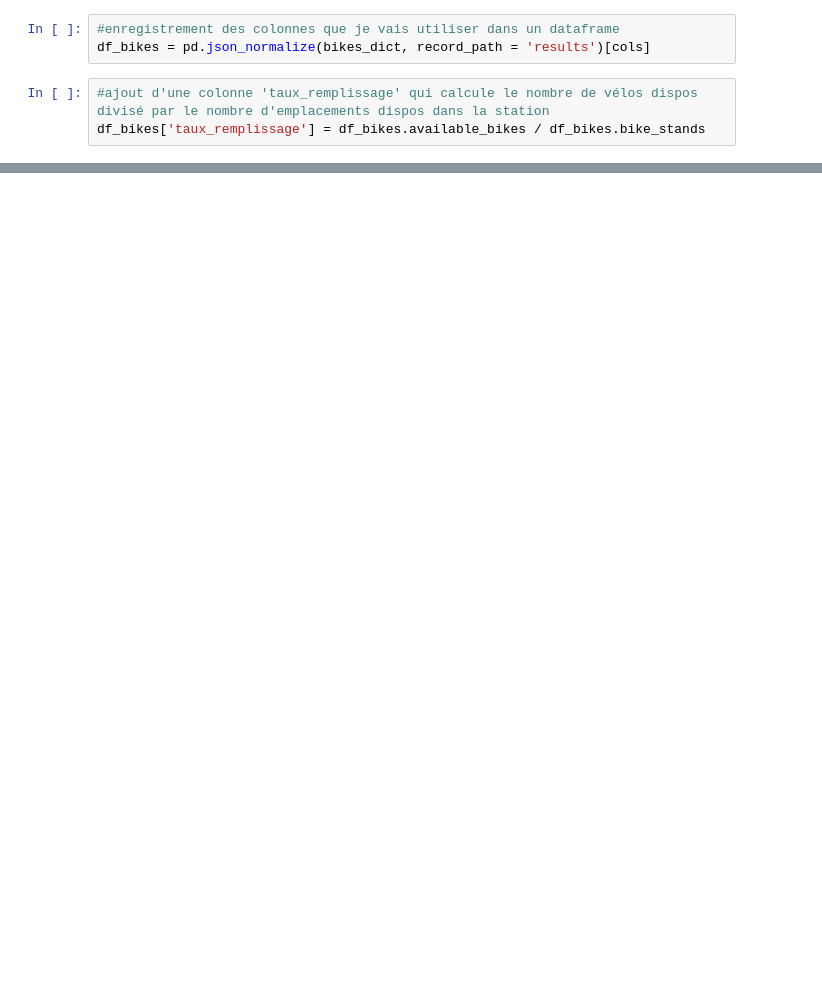
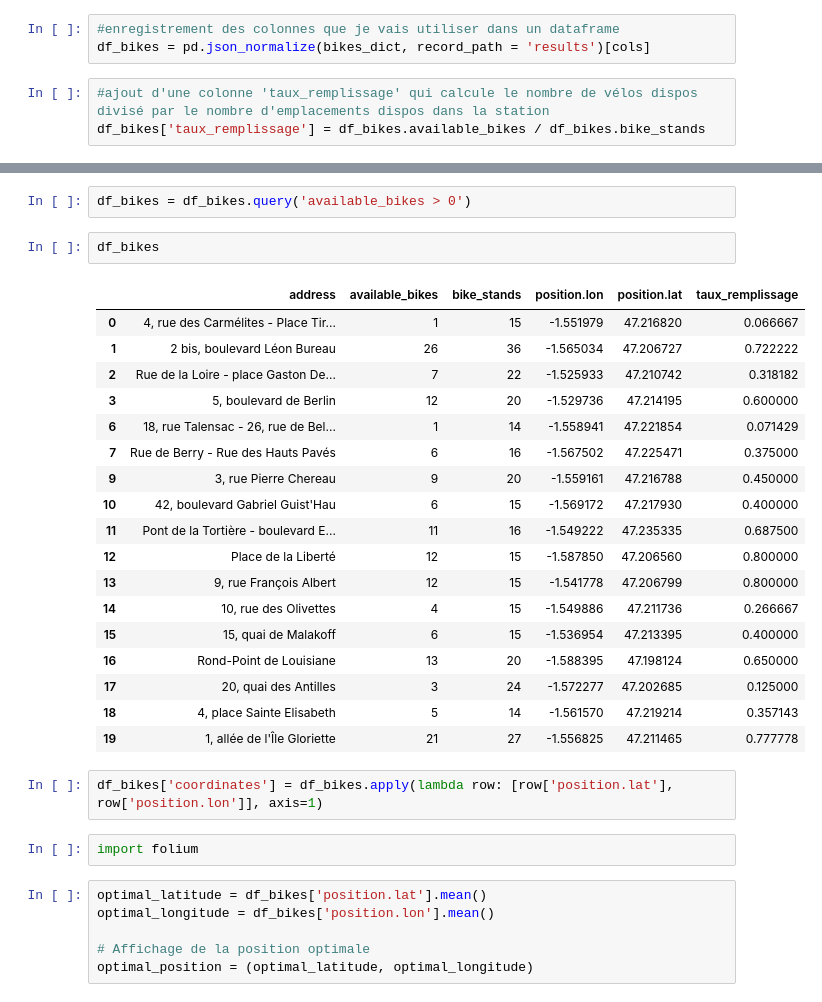
Before and after one commit to alexandreSeverien/data-and-dev-exercises, a Jupyter notebook: data_science/analyse_stations_velos/bike_stations_nantes.ipynb, the cells around one changed output, grey strips where cells are left out. Drawn from its saved outputs; the diff is of its cells as text; blank space fills up the shorter version.

```diff
--- a/data_science/analyse_stations_velos/bike_stations_nantes.ipynb
+++ b/data_science/analyse_stations_velos/bike_stations_nantes.ipynb
@@ -100,0 +100,33 @@ plt.show()
+# %%
+df_bikes = df_bikes.query('available_bikes > 0')
+# %%
+df_bikes
+# %% [output]
+|  | address | available_bikes | bike_stands | position.lon | position.lat | taux_remplissage |
+| 0 | 4, rue des Carmélites - Place Tir... | 1 | 15 | -1.551979 | 47.216820 | 0.066667 |
+| 1 | 2 bis, boulevard Léon Bureau | 26 | 36 | -1.565034 | 47.206727 | 0.722222 |
+| 2 | Rue de la Loire - place Gaston De... | 7 | 22 | -1.525933 | 47.210742 | 0.318182 |
+| 3 | 5, boulevard de Berlin | 12 | 20 | -1.529736 | 47.214195 | 0.600000 |
+| 6 | 18, rue Talensac - 26, rue de Bel... | 1 | 14 | -1.558941 | 47.221854 | 0.071429 |
+| 7 | Rue de Berry - Rue des Hauts Pavés | 6 | 16 | -1.567502 | 47.225471 | 0.375000 |
+| 9 | 3, rue Pierre Chereau | 9 | 20 | -1.559161 | 47.216788 | 0.450000 |
+| 10 | 42, boulevard Gabriel Guist'Hau | 6 | 15 | -1.569172 | 47.217930 | 0.400000 |
+| 11 | Pont de la Tortière - boulevard E... | 11 | 16 | -1.549222 | 47.235335 | 0.687500 |
+| 12 | Place de la Liberté | 12 | 15 | -1.587850 | 47.206560 | 0.800000 |
+| 13 | 9, rue François Albert | 12 | 15 | -1.541778 | 47.206799 | 0.800000 |
+| 14 | 10, rue des Olivettes | 4 | 15 | -1.549886 | 47.211736 | 0.266667 |
+| 15 | 15, quai de Malakoff | 6 | 15 | -1.536954 | 47.213395 | 0.400000 |
+| 16 | Rond-Point de Louisiane | 13 | 20 | -1.588395 | 47.198124 | 0.650000 |
+| 17 | 20, quai des Antilles | 3 | 24 | -1.572277 | 47.202685 | 0.125000 |
+| 18 | 4, place Sainte Elisabeth | 5 | 14 | -1.561570 | 47.219214 | 0.357143 |
+| 19 | 1, allée de l'Île Gloriette | 21 | 27 | -1.556825 | 47.211465 | 0.777778 |
+# %%
+df_bikes['coordinates'] = df_bikes.apply(lambda row: [row['position.lat'], row['position.lon']], axis=1)
+# %%
+import folium
+# %%
+optimal_latitude = df_bikes['position.lat'].mean()
+optimal_longitude = df_bikes['position.lon'].mean()
+
+# Affichage de la position optimale
+optimal_position = (optimal_latitude, optimal_longitude)
```
Also changed, not shown: parts of 6 cells of this notebook, 1 other file.
